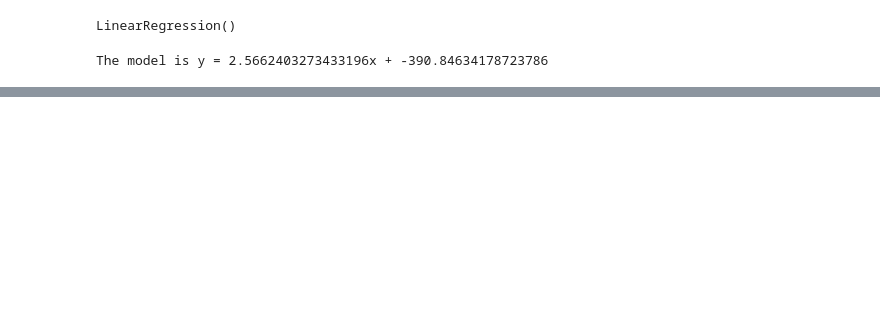
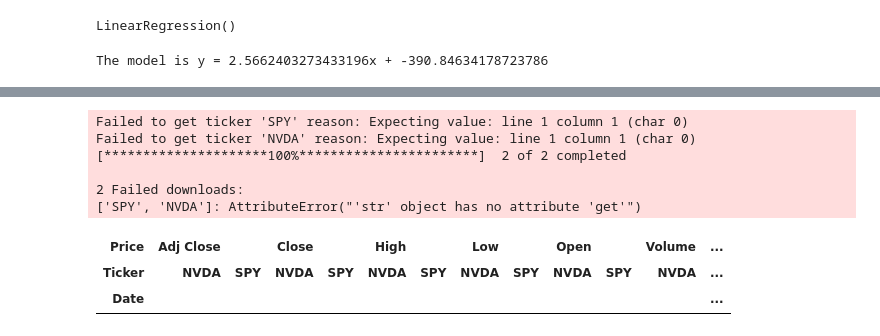
Before and after one commit to jfkoehler/nyu_bootcamp_fa25, a Jupyter notebook: regression_intro.ipynb, the cells around one changed output, grey strips where cells are left out. Saved outputs shown, nothing was run; the diff lists cells and outputs as text; code cells hidden in the pictures; blank space fills up the shorter version.

```diff
--- a/regression_intro.ipynb
+++ b/regression_intro.ipynb
@@ -440,0 +448,13 @@ import statsmodels.api as sm
+# %%
+data = yf.download(["NVDA", "SPY"], period="5y")
+data.head()
+# %% [output]
+Failed to get ticker 'SPY' reason: Expecting value: line 1 column 1 (char 0)
+Failed to get ticker 'NVDA' reason: Expecting value: line 1 column 1 (char 0)
+[*********************100%***********************]  2 of 2 completed
+
+2 Failed downloads:
+['SPY', 'NVDA']: AttributeError("'str' object has no attribute 'get'")
+| Price | Adj Close |  | Close |  | High |  | Low |  | Open |  | Volume | ... |
+| Ticker | NVDA | SPY | NVDA | SPY | NVDA | SPY | NVDA | SPY | NVDA | SPY | NVDA | ... |
+| Date |  |  |  |  |  |  |  |  |  |  |  | ... |
```
Also changed, not shown: parts of 40 cells of this notebook, 5 other files.
